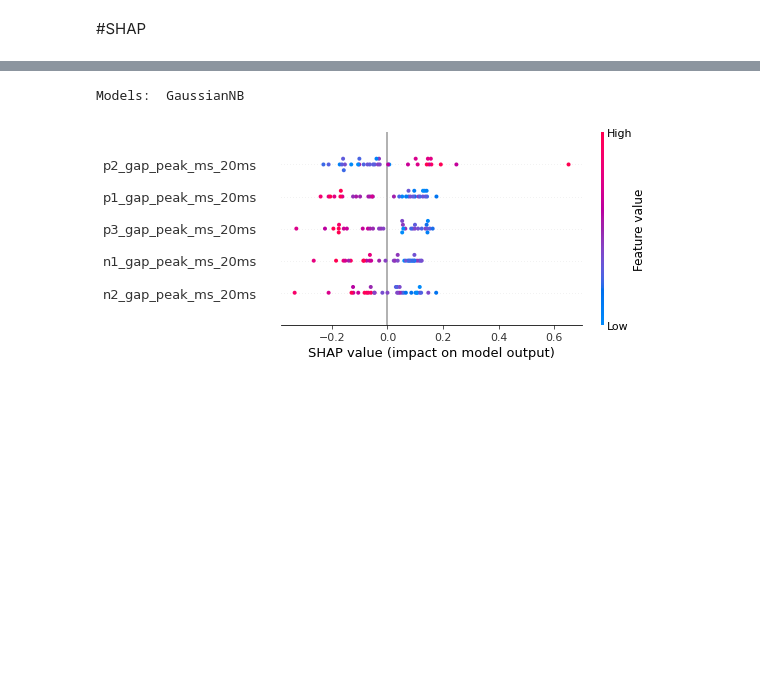
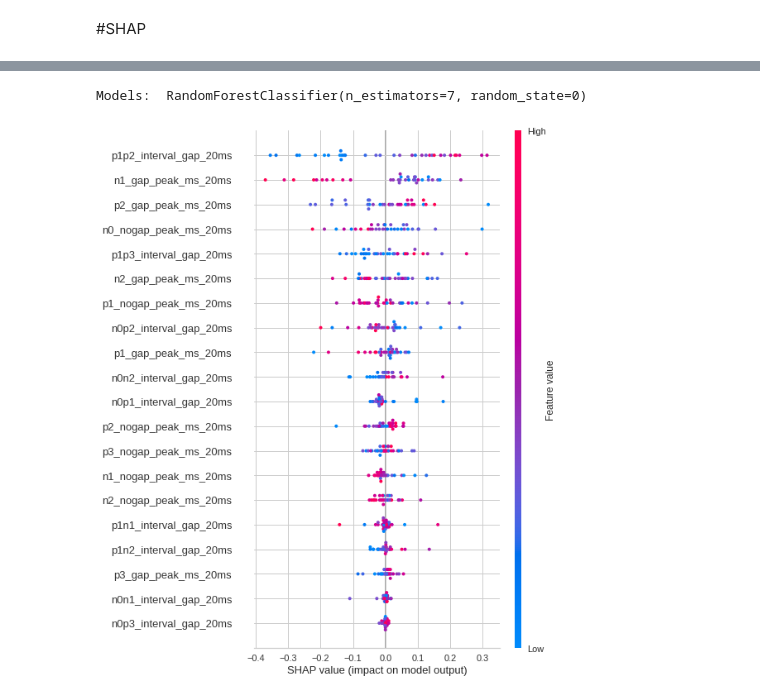
Before and after one commit to RafsanJany-44/ARC_Machine, a Jupyter notebook: Dynamic_ML_Tunning_with_featSelect_SHAP_ROC_.ipynb, the cells around one changed output, grey strips where cells are left out. Cells and saved outputs as stored; diff of their text form; code cells hidden in the pictures; blank space fills up the shorter version.

```diff
--- a/Dynamic_ML_Tunning_with_featSelect_SHAP_ROC_.ipynb
+++ b/Dynamic_ML_Tunning_with_featSelect_SHAP_ROC_.ipynb
@@ -1114,7 +1127,7 @@ Models:  GaussianNB
 # %%
-print("Models: ",best_models[0][1])
-shap.summary_plot(shap_values,max_display=10,feature_names=features_names)
+print("Models: ",best_models[0][0])
+shap.summary_plot(shap_values,max_display=20,feature_names=features_names)
 # %% [output]
-Models:  GaussianNB
+Models:  RandomForestClassifier(n_estimators=7, random_state=0)
-[figure, old version]
+[figure, new version]
 # %%
```
Also changed, not shown: parts of 47 cells of this notebook.
